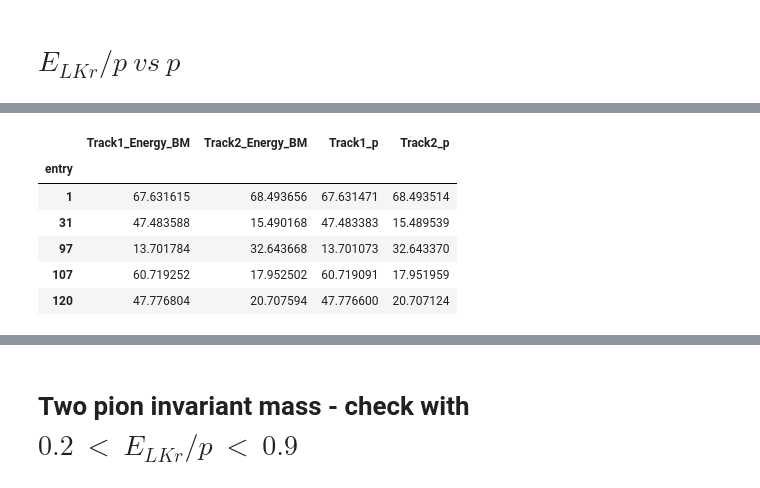
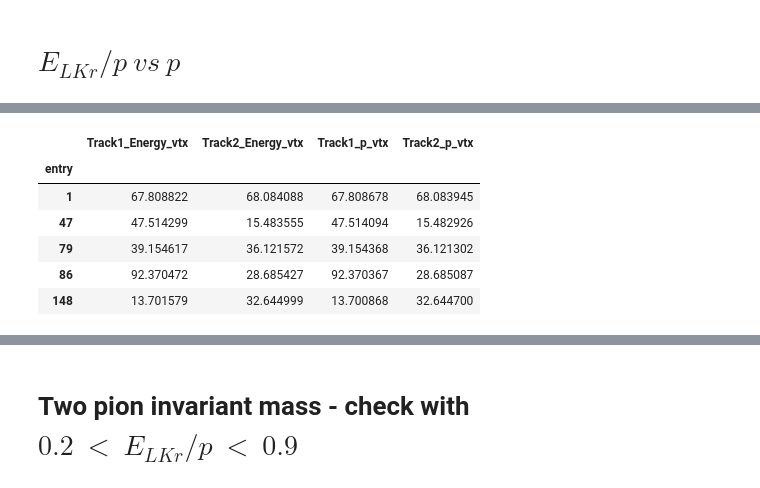
Before and after one commit to slezki/CheckForKs2PiPi, a Jupyter notebook: Ks2pipi.ipynb, the cells around one changed output, grey strips where cells are left out. Saved outputs shown, nothing was run; the diff lists cells and outputs as text; code cells hidden in the pictures.

```diff
--- a/Ks2pipi.ipynb
+++ b/Ks2pipi.ipynb
@@ -69,0 +236,4 @@ len(data_os)
+# %%
+data_os.loc[:, 'deltaT_trk12'] = abs(data_os['deltaT_trk1'] - data_os['deltaT_trk2'])
+# %%
+data_os = data_os[(data_os['deltaT_trk1']<5) & (data_os['deltaT_trk2']<5)]
@@ -69,0 +253,2 @@ len(data_os)
+# %%
+data_os = data_os[data_os['deltaT_trk12']<1.5]
@@ -102,4 +313,6 @@ plt.axhline(y=0.2, color='black', linestyle='--')
 # %%
 piMass = 0.13957039
-data_os['Track1_Energy_BM'] = (piMass**2 + data_os['Track1_p']**2)**(1/2)
-data_os['Track2_Energy_BM'] = (piMass**2 + data_os['Track2_p']**2)**(1/2)
+data_os['Track1_p_vtx'] = (data_os['Track1_3Momenta.fX']**2 + data_os['Track1_3Momenta.fY']**2 + data_os['Track1_3Momenta.fZ']**2)**(1/2)
+data_os['Track2_p_vtx'] = (data_os['Track2_3Momenta.fX']**2 + data_os['Track2_3Momenta.fY']**2 + data_os['Track2_3Momenta.fZ']**2)**(1/2)
+data_os['Track1_Energy_vtx'] = (piMass**2 + data_os['Track1_p_vtx']**2)**(1/2)
+data_os['Track2_Energy_vtx'] = (piMass**2 + data_os['Track2_p_vtx']**2)**(1/2)
@@ -117,10 +319,10 @@ See the caveats in the documentation: https://pandas.pydata.org/pandas-docs/stab
 # %%
-data_os[['Track1_Energy_BM','Track2_Energy_BM','Track1_p','Track2_p']][:5]
+data_os[['Track1_Energy_vtx','Track2_Energy_vtx','Track1_p_vtx','Track2_p_vtx']][:5]
 # %% [output]
-|  | Track1_Energy_BM | Track2_Energy_BM | Track1_p | Track2_p |
+|  | Track1_Energy_vtx | Track2_Energy_vtx | Track1_p_vtx | Track2_p_vtx |
 | entry |  |  |  |  |
-| 1 | 67.631615 | 68.493656 | 67.631471 | 68.493514 |
-| 31 | 47.483588 | 15.490168 | 47.483383 | 15.489539 |
-| 97 | 13.701784 | 32.643668 | 13.701073 | 32.643370 |
-| 107 | 60.719252 | 17.952502 | 60.719091 | 17.951959 |
-| 120 | 47.776804 | 20.707594 | 47.776600 | 20.707124 |
+| 1 | 67.808822 | 68.084088 | 67.808678 | 68.083945 |
+| 47 | 47.514299 | 15.483555 | 47.514094 | 15.482926 |
+| 79 | 39.154617 | 36.121572 | 39.154368 | 36.121302 |
+| 86 | 92.370472 | 28.685427 | 92.370367 | 28.685087 |
+| 148 | 13.701579 | 32.644999 | 13.700868 | 32.644700 |
```
Also changed, not shown: parts of 117 cells of this notebook, 1 other file.
